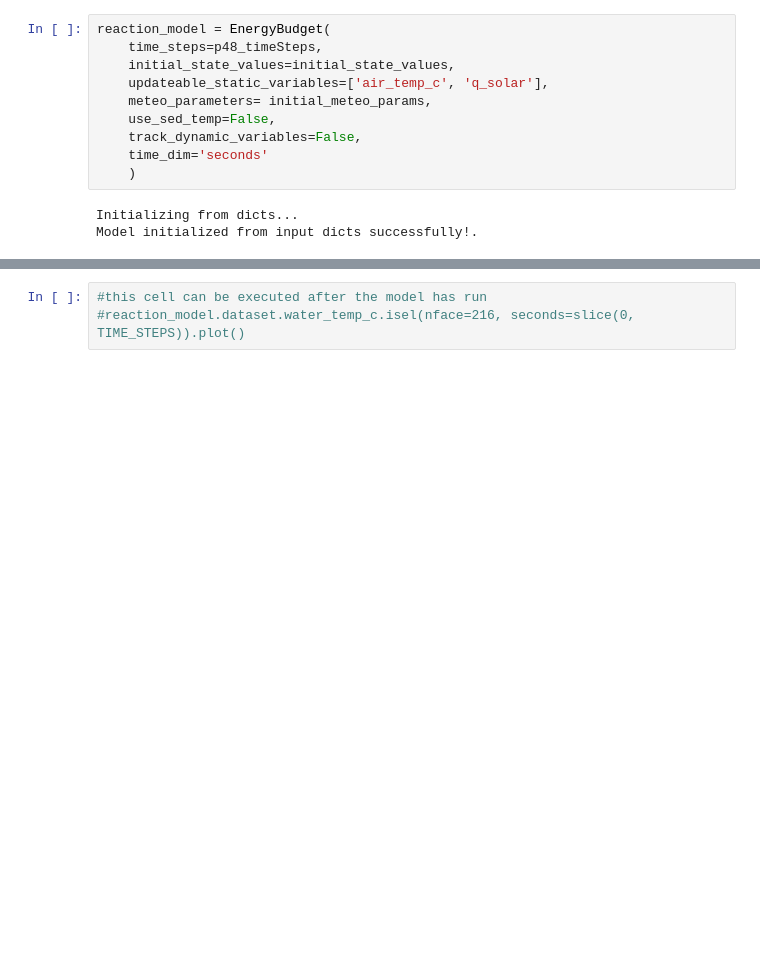
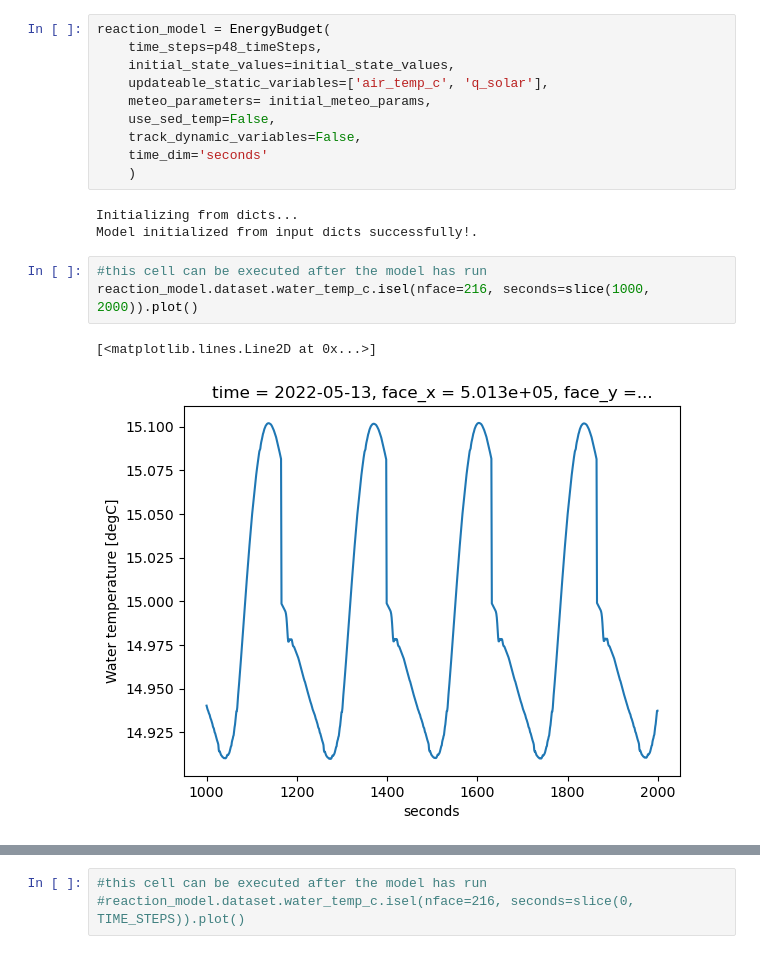
Before and after one commit to EcohydrologyTeam/ClearWater-riverine, a Jupyter notebook: examples/dev_sandbox/02_coupling_riverine_modules_updated_(scaled)_crs_30sec.ipynb, the cells around one changed output, grey strips where cells are left out. Cells and saved outputs as stored; diff of their text form; blank space fills up the shorter version.

Commit message:
notebook updated with plots after coupled model ran
notebook updated with plots after coupled model ran

```diff
--- a/examples/dev_sandbox/02_coupling_riverine_modules_updated_(scaled)_crs_30sec.ipynb
+++ b/examples/dev_sandbox/02_coupling_riverine_modules_updated_(scaled)_crs_30sec.ipynb
@@ -258,5 +258,11 @@ reaction_model = EnergyBudget(
 # %% [output]
 Initializing from dicts...
 Model initialized from input dicts successfully!.
+# %%
+#this cell can be executed after the model has run
+reaction_model.dataset.water_temp_c.isel(nface=216, seconds=slice(1000, 2000)).plot()
+# %% [output]
+[<matplotlib.lines.Line2D at 0x...>]
+[figure, added]
 # %%
 #this cell can be executed after the model has run
```
Also changed, not shown: parts of 11 cells of this notebook.
